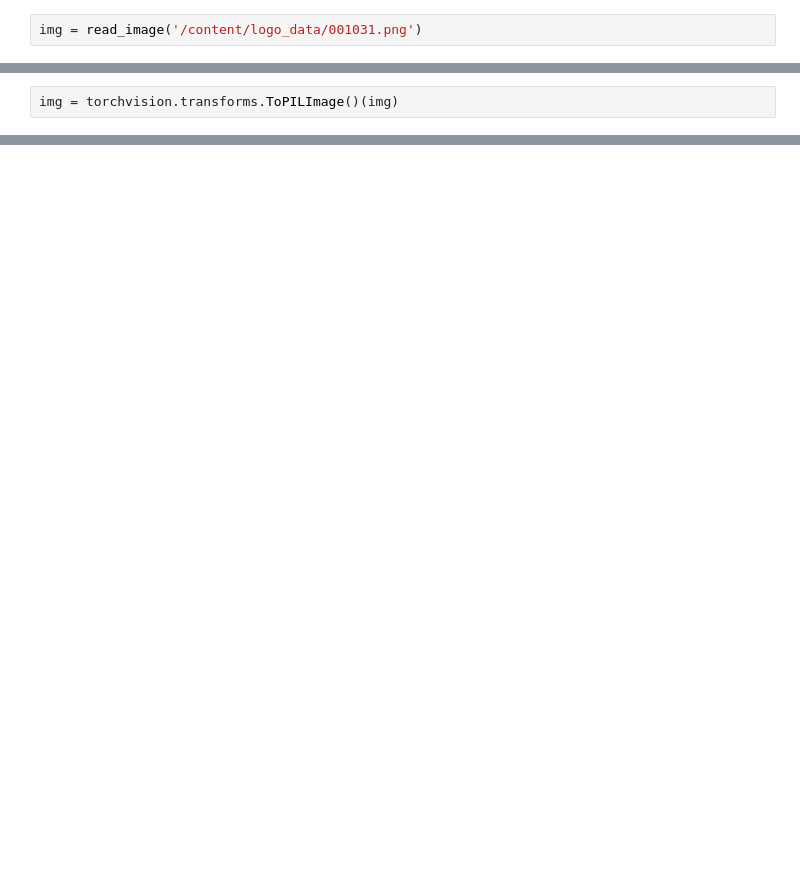
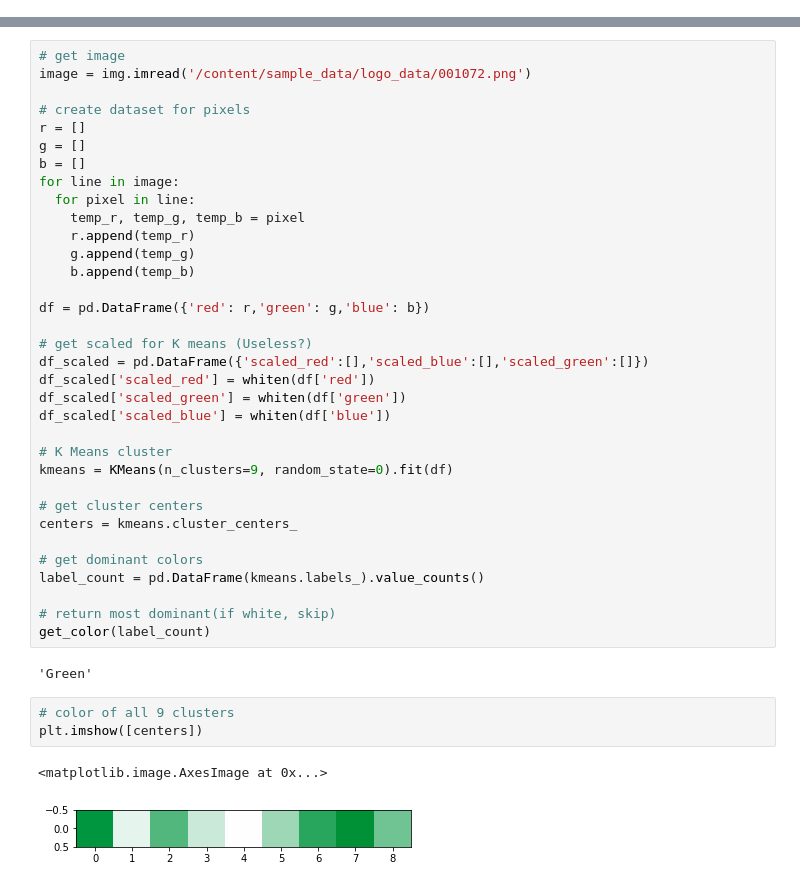
Before and after one commit to kurt980/GAN-logo_generator, a Jupyter notebook: GAN01.ipynb, the cells around one changed output, grey strips where cells are left out. Cells and saved outputs as stored; diff of their text form; blank space fills up the shorter version.

```diff
--- a/GAN01.ipynb
+++ b/GAN01.ipynb
@@ -14,2 +20,0 @@ dataset = datasets.ImageFolder('path/to/data', transform=transform)
-# %%
-img = read_image('/content/logo_data/001031.png')
@@ -20,2 +20,0 @@ torch.Tensor
-# %%
-img = torchvision.transforms.ToPILImage()(img)
@@ -32,0 +54,42 @@ torch.Size([3, 32, 32])
+# %%
+# get image
+image = img.imread('/content/sample_data/logo_data/001072.png')
+
+# create dataset for pixels
+r = []
+g = []
+b = []
+for line in image:
+  for pixel in line:
+    temp_r, temp_g, temp_b = pixel
+    r.append(temp_r)
+    g.append(temp_g)
+    b.append(temp_b)
+
+df = pd.DataFrame({'red': r,'green': g,'blue': b})
+
+# get scaled for K means (Useless?)
+df_scaled = pd.DataFrame({'scaled_red':[],'scaled_blue':[],'scaled_green':[]})
+df_scaled['scaled_red'] = whiten(df['red'])
+df_scaled['scaled_green'] = whiten(df['green'])
+df_scaled['scaled_blue'] = whiten(df['blue'])
+
+# K Means cluster
+kmeans = KMeans(n_clusters=9, random_state=0).fit(df)
+
+# get cluster centers
+centers = kmeans.cluster_centers_
+
+# get dominant colors
+label_count = pd.DataFrame(kmeans.labels_).value_counts()
+
+# return most dominant(if white, skip)
+get_color(label_count)
+# %% [output]
+'Green'
+# %%
+# color of all 9 clusters
+plt.imshow([centers])
+# %% [output]
+<matplotlib.image.AxesImage at 0x...>
+[figure, added]
```
Also changed, not shown: parts of 29 cells of this notebook.
